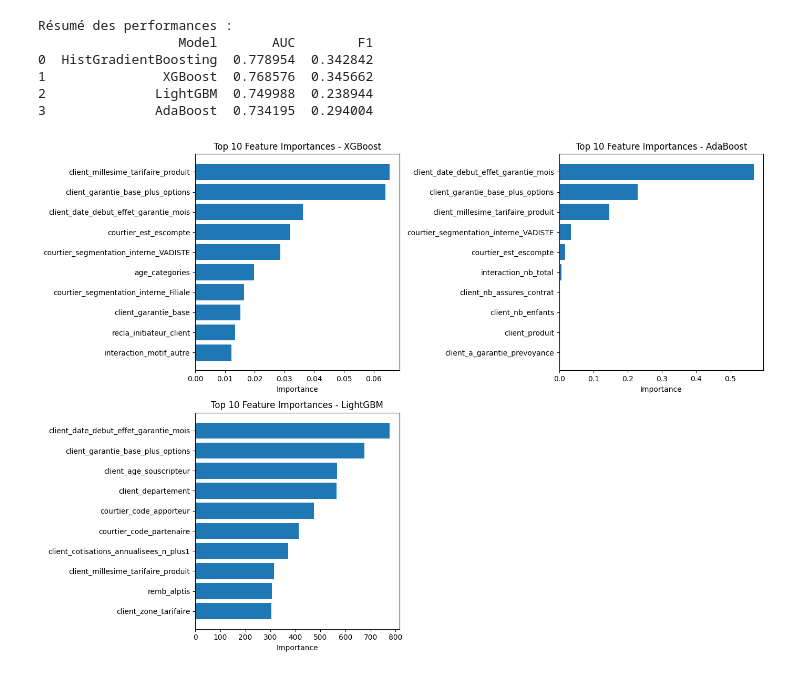
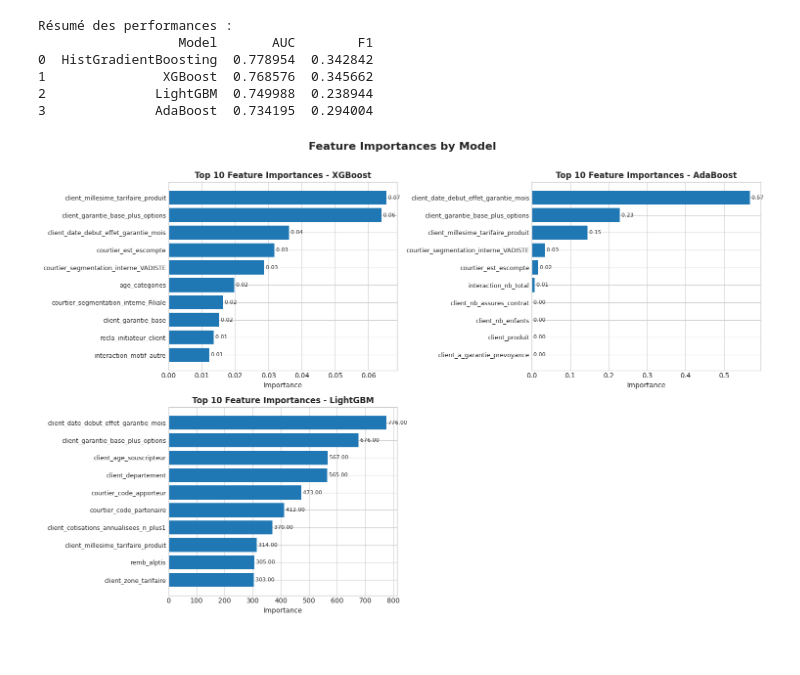
Before and after one commit to kellybourbon2/Alptis-churn-prediction, a Jupyter notebook: notebooks/boosting_models.ipynb, the cells around one changed output. Cells and saved outputs as stored; diff of their text form; code cells hidden in the pictures; blank space fills up the shorter version.

```diff
--- a/notebooks/boosting_models.ipynb
+++ b/notebooks/boosting_models.ipynb
@@ -381,38 +416,46 @@ Résumé des performances :
 1               XGBoost  0.768576  0.345662
 2              LightGBM  0.749988  0.238944
 3              AdaBoost  0.734195  0.294004
-# %%
-import math
-import pandas as pd
-import matplotlib.pyplot as plt
-
-models_with_importance = [
-    (name, pipe.named_steps["model"])
-    for name, pipe in models.items()
-    if hasattr(pipe.named_steps["model"], "feature_importances_")
-]
-
-n = len(models_with_importance)
-ncols = 2
-nrows = math.ceil(n / ncols)
-
-fig, axes = plt.subplots(nrows, ncols, figsize=(14, 5 * nrows))
-axes = axes.flatten()
-
-for i, (name, model) in enumerate(models_with_importance):
-    feat_imp = pd.DataFrame({
-        "feature": X_train.columns,
-        "importance": model.feature_importances_
-    }).sort_values("importance", ascending=False).head(10)
-
-    axes[i].barh(feat_imp["feature"][::-1], feat_imp["importance"][::-1])
-    axes[i].set_title(f"Top 10 Feature Importances - {name}")
-    axes[i].set_xlabel("Importance")
-
-for j in range(i + 1, len(axes)):
-    fig.delaxes(axes[j])
-
-plt.tight_layout()
-plt.show()
-# %% [output]
-[figure, removed]
+# %%
+import math
+import pandas as pd
+import matplotlib.pyplot as plt
+
+plt.style.use("seaborn-v0_8-whitegrid")
+
+models_with_importance = [
+    (name, pipe.named_steps["model"])
+    for name, pipe in models.items()
+    if hasattr(pipe.named_steps["model"], "feature_importances_")
+]
+
+n = len(models_with_importance)
+ncols = 2
+nrows = math.ceil(n / ncols)
+
+fig, axes = plt.subplots(nrows, ncols, figsize=(15, 5 * nrows))
+axes = axes.flatten()
+
+for i, (name, model) in enumerate(models_with_importance):
+    feat_imp = pd.DataFrame({
+        "feature": X_train.columns,
+        "importance": model.feature_importances_
+    }).sort_values("importance", ascending=False).head(10)
+
+    bars = axes[i].barh(feat_imp["feature"][::-1], feat_imp["importance"][::-1])
+    axes[i].set_title(f"Top 10 Feature Importances - {name}", fontsize=12, fontweight="bold")
+    axes[i].set_xlabel("Importance")
+    axes[i].tick_params(axis="y", labelsize=9)
+
+    for bar in bars:
+        width = bar.get_width()
+        axes[i].text(width, bar.get_y() + bar.get_height()/2, f" {width:.2f}", va="center", fontsize=8)
+
+for j in range(i + 1, len(axes)):
+    fig.delaxes(axes[j])
+
+fig.suptitle("Feature Importances by Model", fontsize=16, fontweight="bold")
+plt.tight_layout(rect=[0, 0, 1, 0.97])
+plt.show()
+# %% [output]
+[figure, added]
```
Also changed, not shown: parts of 13 cells of this notebook, 6 other files.
